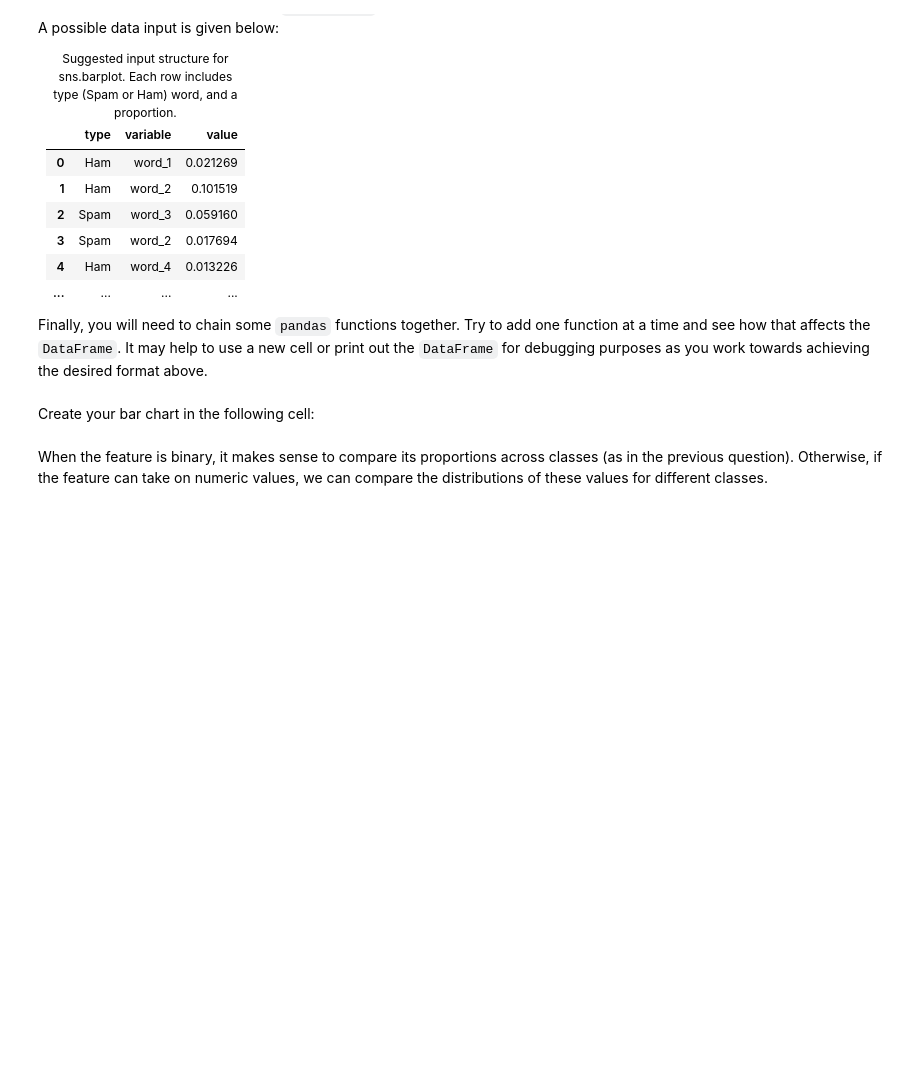
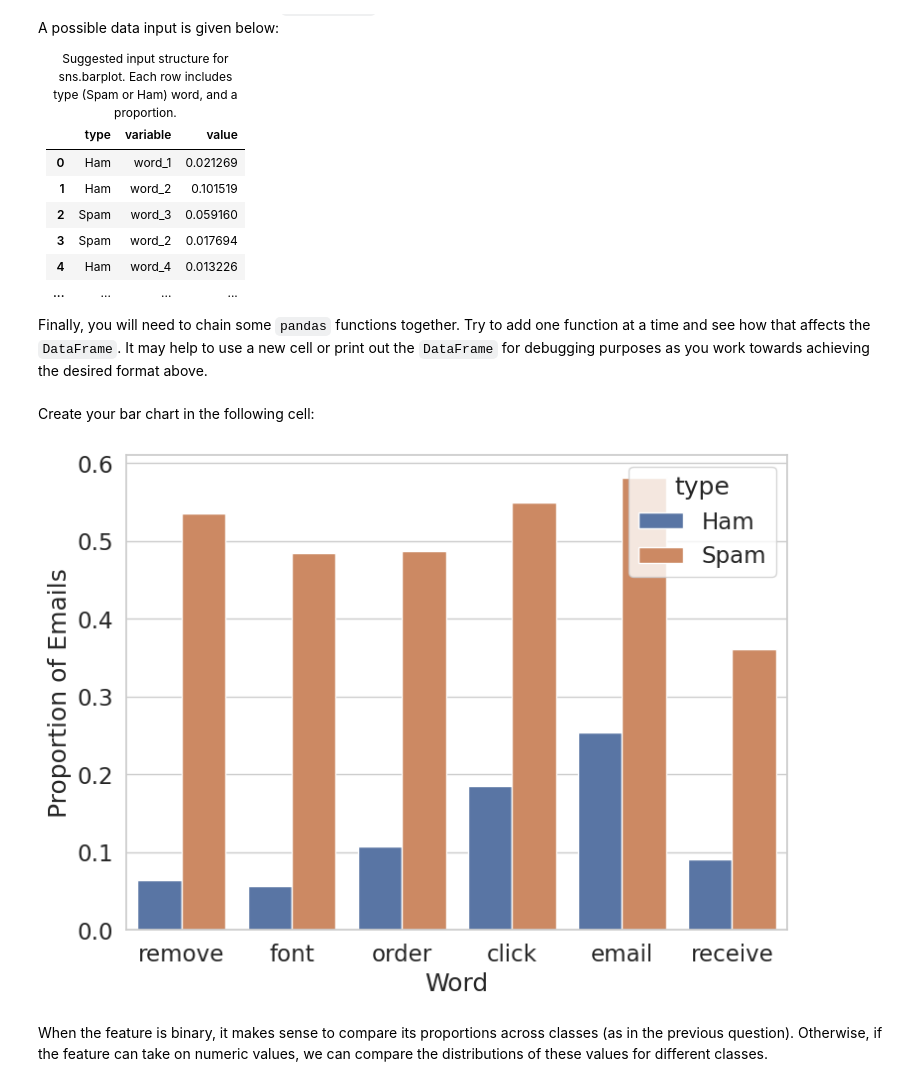
Before and after one commit to zaddle55/sp26-ds100-material, a Jupyter notebook: proj/projB1/projB1.ipynb, the cells around one changed output. Cells and saved outputs as stored; diff of their text form; code cells hidden in the pictures; blank space fills up the shorter version.

```diff
--- a/proj/projB1/projB1.ipynb
+++ b/proj/projB1/projB1.ipynb
@@ -221,7 +264,10 @@ def words_in_texts(words, texts):
         A 2D NumPy array of 0s and 1s with shape (n, d) where
         n is the number of texts, and d is the number of words.
     """
-    indicator_array = ...
+    if len(words) == 0:
+        indicator_array = np.zeros((len(texts), 0), dtype=int)
+    else:
+        indicator_array = np.array([texts.str.contains(word, regex=False).astype(int).values for word in words]).T
     return indicator_array
 # %%
 # Run this cell to see what your function outputs. Compare the results to the example provided above.
@@ -322,10 +390,19 @@ Create your bar chart in the following cell:
 # %%
 train = train.reset_index(drop=True) # We must do this in order to preserve the ordering of emails to labels for words_in_texts.
 plt.figure(figsize=(8,6))
-...
+
+q3_words = ['remove', 'font', 'order', 'click', 'email', 'receive']
+q3_df = pd.DataFrame(words_in_texts(q3_words, train['email']), columns=q3_words)
+q3_df['type'] = np.where(train['spam'] == 1, 'Spam', 'Ham')
+q3_props = q3_df.groupby('type').mean().reset_index().melt('type')
+sns.barplot(data=q3_props, x='variable', y='value', hue='type')
+plt.xlabel('Word')
+plt.ylabel('Proportion of Emails')
 
 plt.tight_layout()
 plt.show()
+# %% [output]
+[figure, added]
 # %% [markdown]
 <!-- END QUESTION -->
 
```
Also changed, not shown: parts of 32 cells of this notebook, 1 other file.
